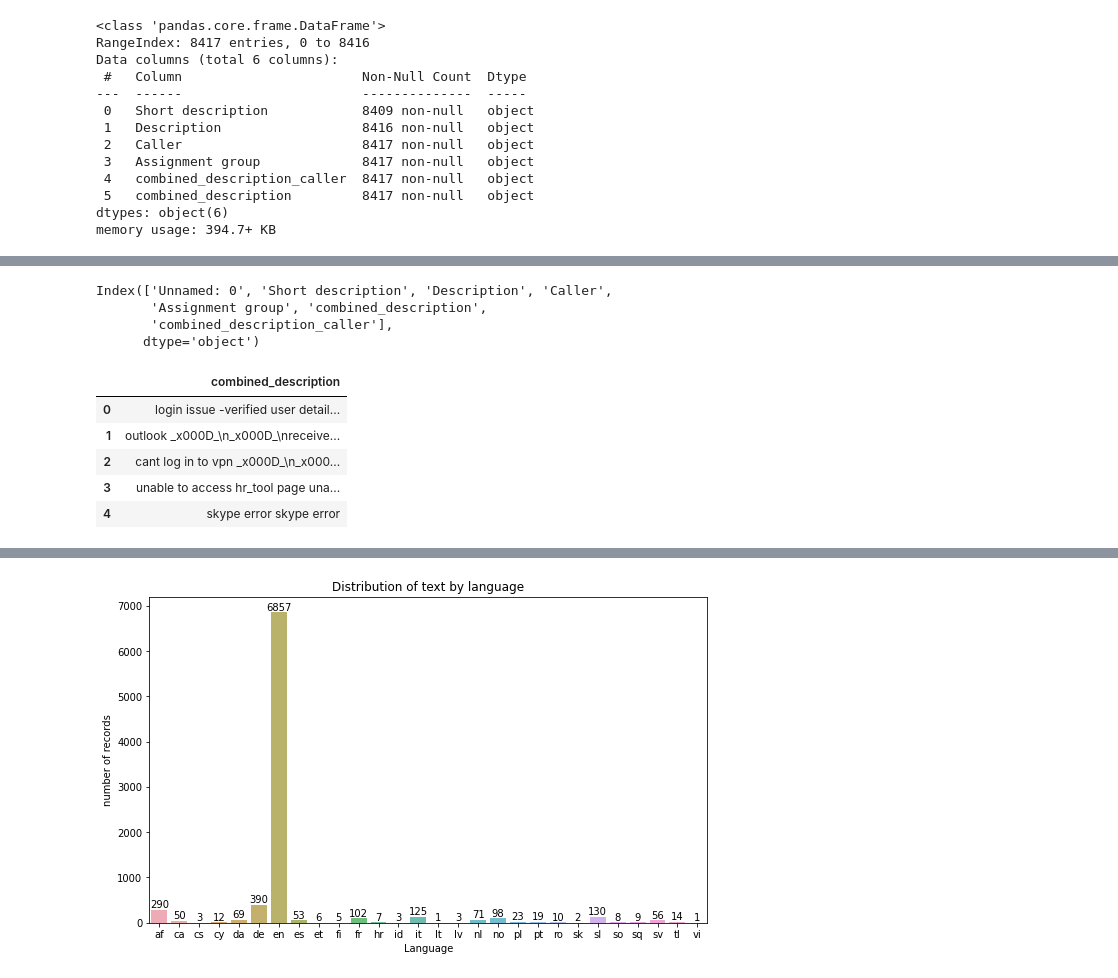
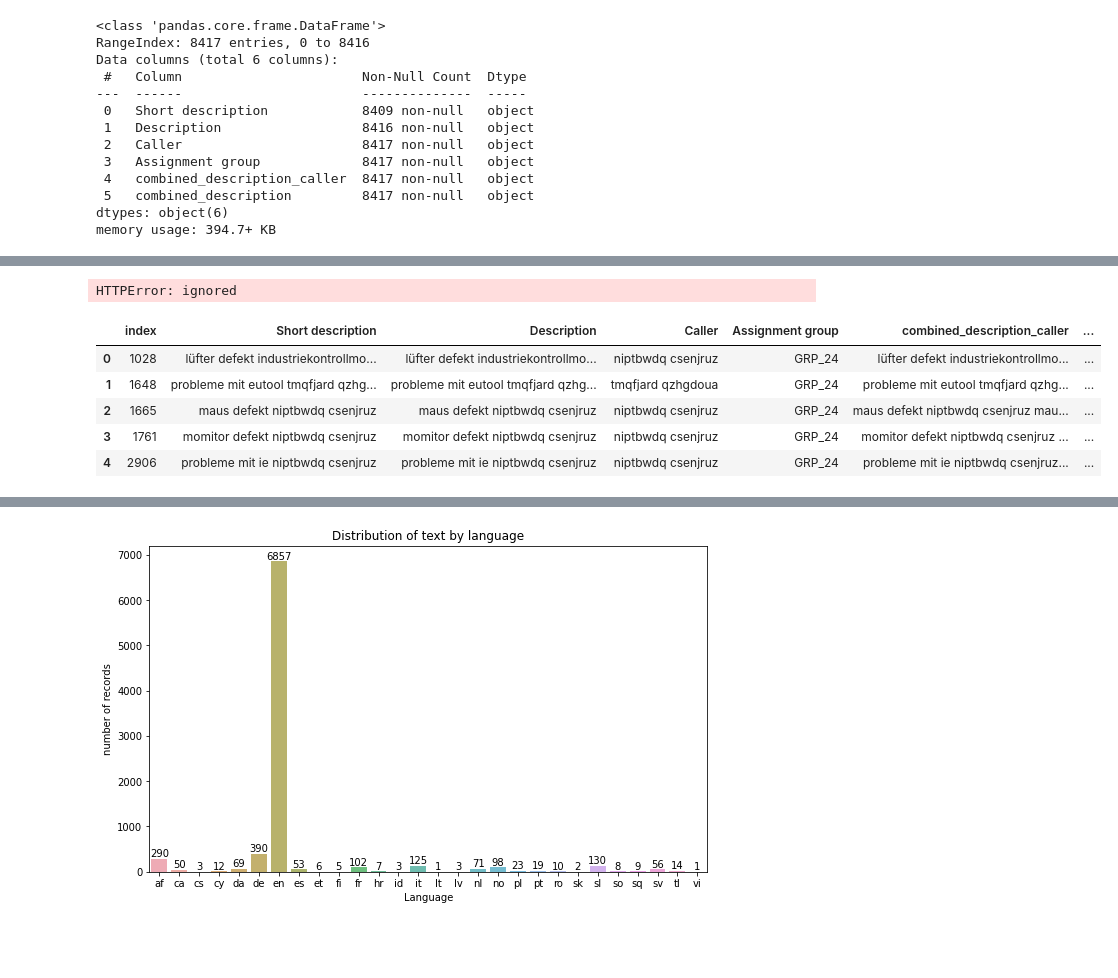
Before and after one commit to pbhuch/GL_DecA_G4_NLP1, a Jupyter notebook: GL_DecA_G4_NLP1.ipynb, the cells around one changed output, grey strips where cells are left out. Drawn from its saved outputs; the diff is of its cells as text; code cells hidden in the pictures; blank space fills up the shorter version.

Commit message:
Language Translation implemention

```diff
--- a/GL_DecA_G4_NLP1.ipynb
+++ b/GL_DecA_G4_NLP1.ipynb
@@ -184,7 +205,7 @@ def extract_email(text):
 dataset['Description'] = dataset['Description'].apply(cleanseText)
 dataset['Short description'] = dataset['Short description'].apply(cleanseText)
 dataset['combined_description']=dataset['combined_description'].apply(cleanseText)
-dataset['combined_description_caller']=dataset['combined_description'].apply(cleanseText)
+dataset['combined_description_caller']=dataset['combined_description_caller'].apply(cleanseText)
 # %%
 dataset['Language'] = dataset['combined_description'].apply(fn_lan_detect)
 # %%
@@ -221 +319,3 @@ df_copy.head()
+# %%
+dataset.insert(loc=6,column='ConvertedToEnglish',value=np.nan,allow_duplicates=True)
 # %%
@@ -229,0 +330,2 @@ df.head()
+# %%
+datasetLang = dataset.groupby('Language')
@@ -229,0 +336,2 @@ df.head()
+# %%
+datasetLang_sq = datasetLang.get_group('sq')
@@ -251,7 +379,0 @@ memory usage: 460.4+ KB
-# %%
-df.columns
-# %% [output]
-Index(['Unnamed: 0', 'Short description', 'Description', 'Caller',
-       'Assignment group', 'combined_description',
-       'combined_description_caller'],
-      dtype='object')
@@ -260,9 +380,15 @@ df.drop(['Unnamed: 0','Short description','Description','Caller','combined_descr
+# %%
+for idx in range(datasetLang_ko.shape[0]):
+  row_iter = gs.translate(datasetLang_ko['combined_description'][idx],target_language='en',source_language = 'auto')
+  datasetLang_ko['ConvertedToEnglish'][idx] = str(row_iter)
+# %% [output]
+HTTPError: ignored
 # %%
-df.head()
+datasetLang_sq.head()
 # %% [output]
-|  | combined_description |
-| 0 | login issue -verified user detail... |
-| 1 | outlook _x000D_\n_x000D_\nreceive... |
-| 2 | cant log in to vpn _x000D_\n_x000... |
-| 3 | unable to access hr_tool page una... |
-| 4 | skype error skype error |
+|  | index | Short description | Description | Caller | Assignment group | combined_description_caller | ... |
+| 0 | 1028 | lüfter defekt industriekontrollmo... | lüfter defekt industriekontrollmo... | niptbwdq csenjruz | GRP_24 | lüfter defekt industriekontrollmo... | ... |
+| 1 | 1648 | probleme mit eutool tmqfjard qzhg... | probleme mit eutool tmqfjard qzhg... | tmqfjard qzhgdoua | GRP_24 | probleme mit eutool tmqfjard qzhg... | ... |
+| 2 | 1665 | maus defekt niptbwdq csenjruz | maus defekt niptbwdq csenjruz | niptbwdq csenjruz | GRP_24 | maus defekt niptbwdq csenjruz mau... | ... |
+| 3 | 1761 | momitor defekt niptbwdq csenjruz | momitor defekt niptbwdq csenjruz | niptbwdq csenjruz | GRP_24 | momitor defekt niptbwdq csenjruz ... | ... |
+| 4 | 2906 | probleme mit ie niptbwdq csenjruz | probleme mit ie niptbwdq csenjruz | niptbwdq csenjruz | GRP_24 | probleme mit ie niptbwdq csenjruz... | ... |
```
Also changed, not shown: parts of 47 cells of this notebook.
